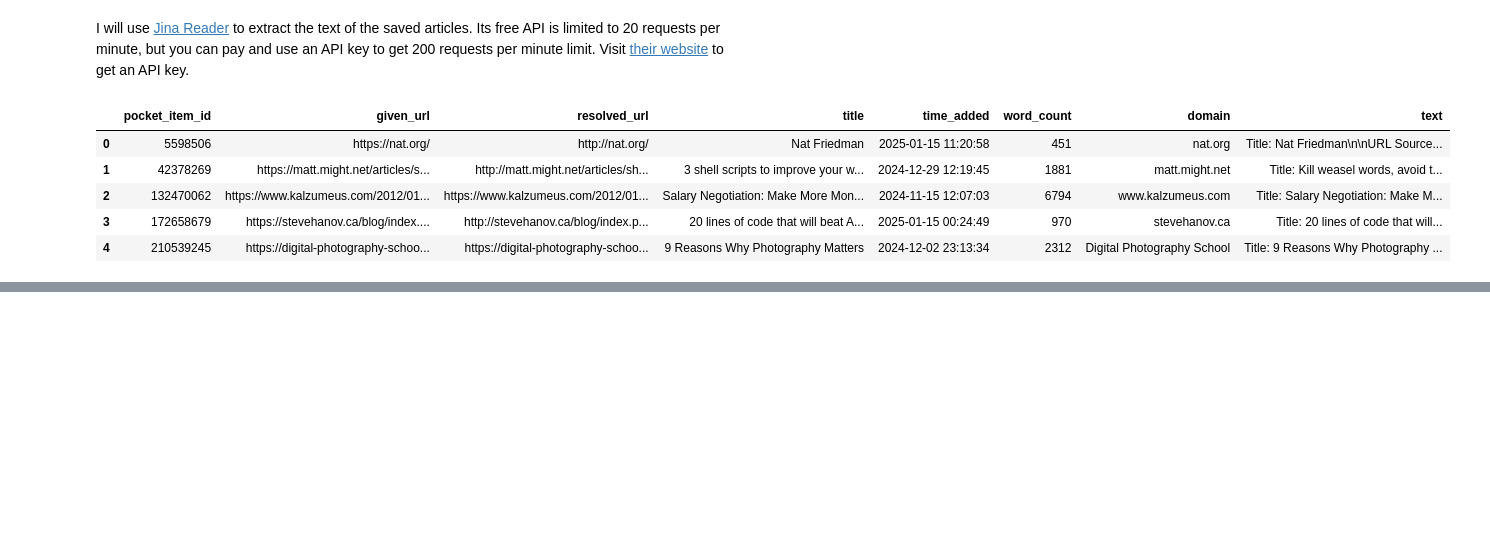
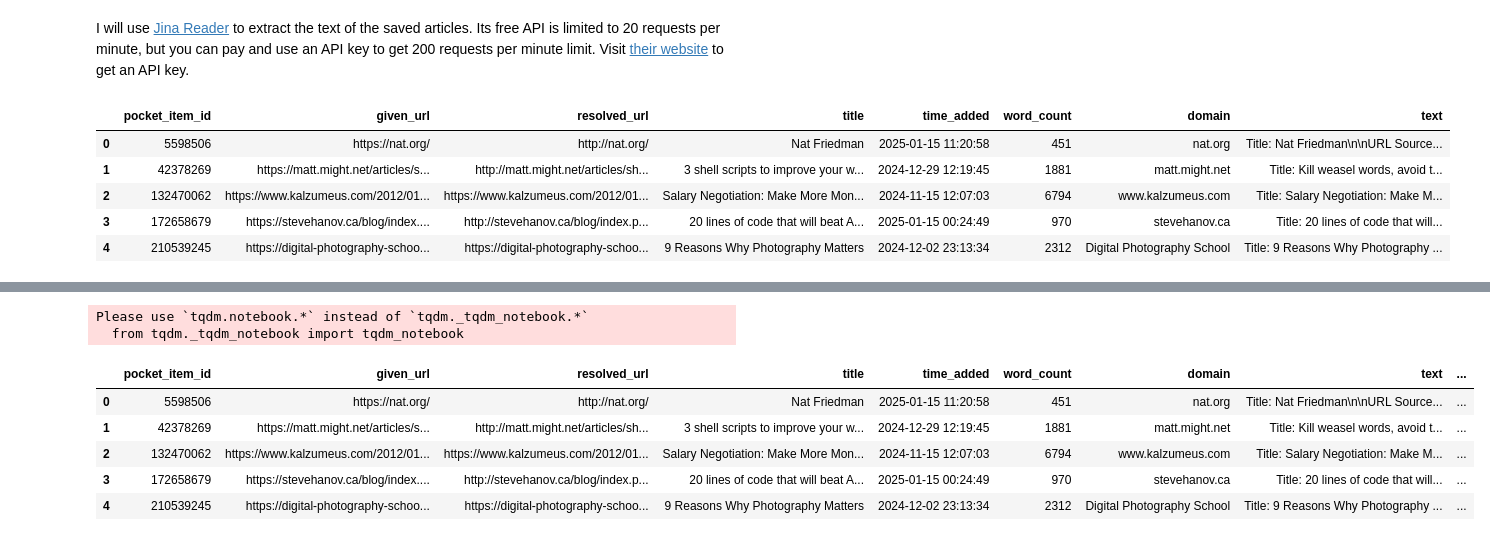
Before and after one commit to saeedesmaili/content-recommendation, a Jupyter notebook: notebooks/01-data-processing.ipynb, the cells around one changed output, grey strips where cells are left out. Cells and saved outputs as stored; diff of their text form; code cells hidden in the pictures; blank space fills up the shorter version.

```diff
--- a/notebooks/01-data-processing.ipynb
+++ b/notebooks/01-data-processing.ipynb
@@ -222,0 +235,22 @@ df.head()
+# %%
+from tqdm.notebook import tqdm_notebook
+
+
+def count_tokens(text: str) -> int:
+    ## using gpt-4o tokenizer just to get an estimate
+    return len(tiktoken.encoding_for_model("gpt-4o").encode(text))
+
+
+tqdm_notebook.pandas()
+df["token_count"] = df["text"].progress_apply(count_tokens)
+df.head()
+# df.to_csv("pocket_articles_with_text_and_token_count.csv", index=False)
+# %% [output]
+Please use `tqdm.notebook.*` instead of `tqdm._tqdm_notebook.*`
+  from tqdm._tqdm_notebook import tqdm_notebook
+|  | pocket_item_id | given_url | resolved_url | title | time_added | word_count | domain | text | ... |
+| 0 | 5598506 | https://nat.org/ | http://nat.org/ | Nat Friedman | 2025-01-15 11:20:58 | 451 | nat.org | Title: Nat Friedman\n\nURL Source... | ... |
+| 1 | 42378269 | https://matt.might.net/articles/s... | http://matt.might.net/articles/sh... | 3 shell scripts to improve your w... | 2024-12-29 12:19:45 | 1881 | matt.might.net | Title: Kill weasel words, avoid t... | ... |
+| 2 | 132470062 | https://www.kalzumeus.com/2012/01... | https://www.kalzumeus.com/2012/01... | Salary Negotiation: Make More Mon... | 2024-11-15 12:07:03 | 6794 | www.kalzumeus.com | Title: Salary Negotiation: Make M... | ... |
+| 3 | 172658679 | https://stevehanov.ca/blog/index.... | http://stevehanov.ca/blog/index.p... | 20 lines of code that will beat A... | 2025-01-15 00:24:49 | 970 | stevehanov.ca | Title: 20 lines of code that will... | ... |
+| 4 | 210539245 | https://digital-photography-schoo... | https://digital-photography-schoo... | 9 Reasons Why Photography Matters | 2024-12-02 23:13:34 | 2312 | Digital Photography School | Title: 9 Reasons Why Photography ... | ... |
```
Also changed, not shown: parts of 5 cells of this notebook, 2 other files.
